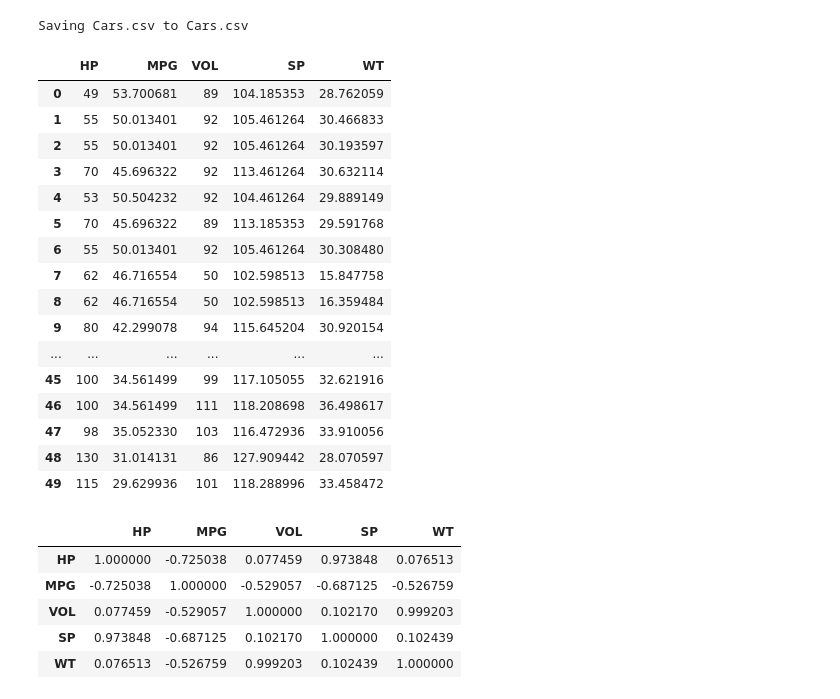
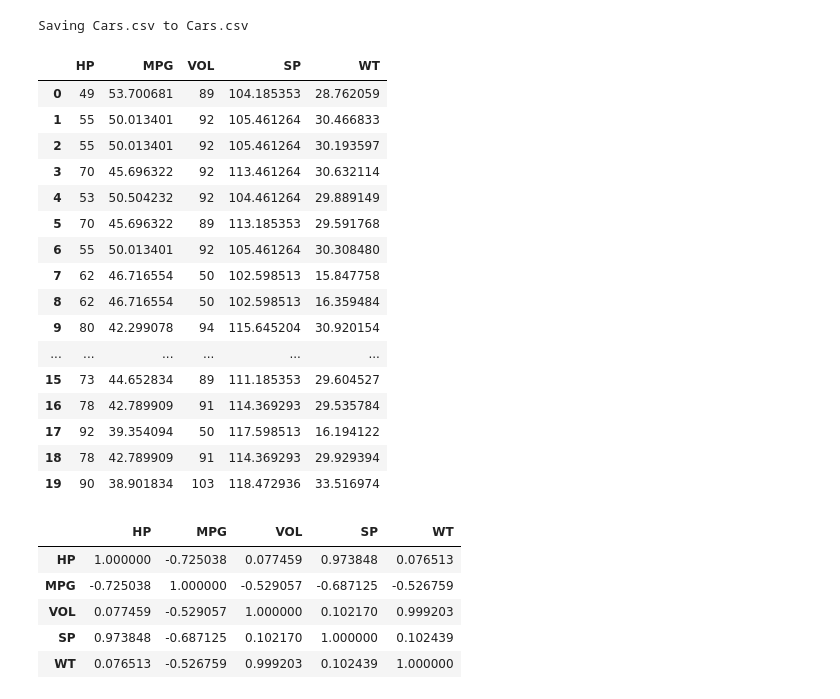
Before and after one commit to Sakshithreddy2004/LMS, a Jupyter notebook: MultilinearRegression.ipynb, the cells around one changed output. Drawn from its saved outputs; the diff is of its cells as text; code cells hidden in the pictures.

```diff
--- a/MultilinearRegression.ipynb
+++ b/MultilinearRegression.ipynb
@@ -20,25 +20,25 @@ df = pd.read_csv(file_name)
 [interactive output not drawn]
 Saving Cars.csv to Cars.csv
 # %%
-df.head(50)
+df.head(20)
 # %% [output]
 |  | HP | MPG | VOL | SP | WT |
 | 0 | 49 | 53.700681 | 89 | 104.185353 | 28.762059 |
 | 1 | 55 | 50.013401 | 92 | 105.461264 | 30.466833 |
 | 2 | 55 | 50.013401 | 92 | 105.461264 | 30.193597 |
 | 3 | 70 | 45.696322 | 92 | 113.461264 | 30.632114 |
 | 4 | 53 | 50.504232 | 92 | 104.461264 | 29.889149 |
 | 5 | 70 | 45.696322 | 89 | 113.185353 | 29.591768 |
 | 6 | 55 | 50.013401 | 92 | 105.461264 | 30.308480 |
 | 7 | 62 | 46.716554 | 50 | 102.598513 | 15.847758 |
 | 8 | 62 | 46.716554 | 50 | 102.598513 | 16.359484 |
 | 9 | 80 | 42.299078 | 94 | 115.645204 | 30.920154 |
 | ... | ... | ... | ... | ... | ... |
-| 45 | 100 | 34.561499 | 99 | 117.105055 | 32.621916 |
-| 46 | 100 | 34.561499 | 111 | 118.208698 | 36.498617 |
-| 47 | 98 | 35.052330 | 103 | 116.472936 | 33.910056 |
-| 48 | 130 | 31.014131 | 86 | 127.909442 | 28.070597 |
-| 49 | 115 | 29.629936 | 101 | 118.288996 | 33.458472 |
+| 15 | 73 | 44.652834 | 89 | 111.185353 | 29.604527 |
+| 16 | 78 | 42.789909 | 91 | 114.369293 | 29.535784 |
+| 17 | 92 | 39.354094 | 50 | 117.598513 | 16.194122 |
+| 18 | 78 | 42.789909 | 91 | 114.369293 | 29.929394 |
+| 19 | 90 | 38.901834 | 103 | 118.472936 | 33.516974 |
 # %%
 df.corr()
 # %% [output]
```
Also changed, not shown: parts of 7 cells of this notebook.
